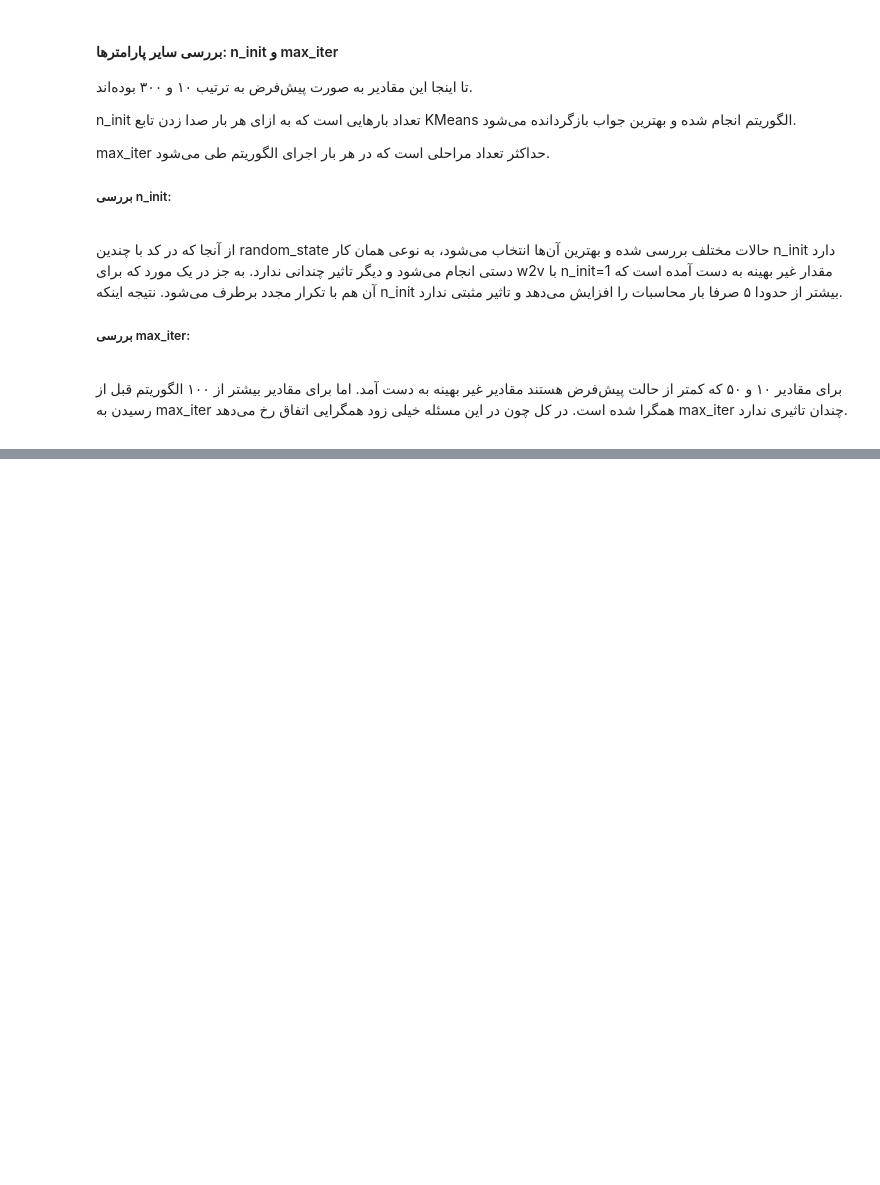
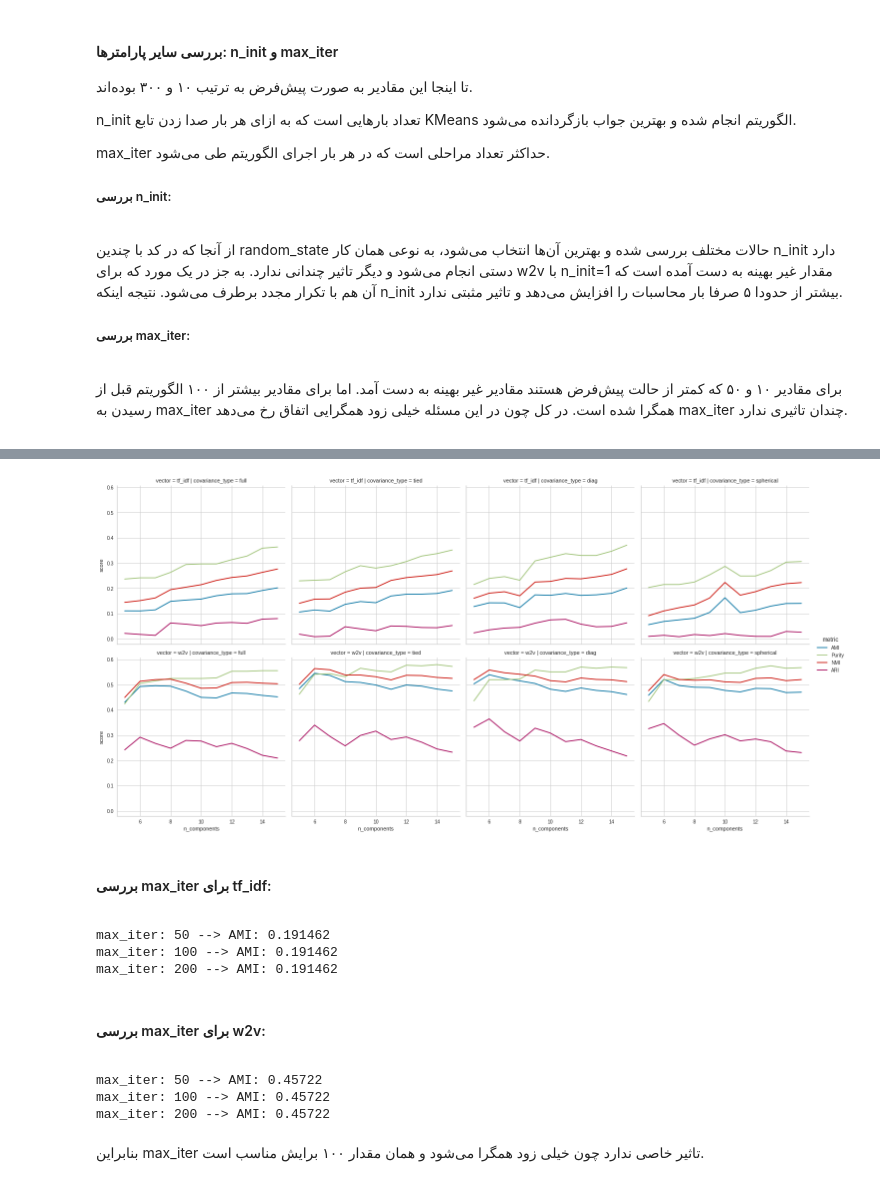
Before and after one commit to hamidreza004/MIR, a Jupyter notebook: reports/phase3/clustering.ipynb, the cells around one changed output, grey strips where cells are left out. Drawn from its saved outputs; the diff is of its cells as text; code cells hidden in the pictures; blank space fills up the shorter version.

```diff
--- a/reports/phase3/clustering.ipynb
+++ b/reports/phase3/clustering.ipynb
@@ -142,8 +147,8 @@ tf_idf = PCA(features_dim, random_state=random_state).fit_transform(tf_idf)
     مشابه این فرایند برای tf_idf نیز اعمال شد. فضا از ۵۰ به ۴۰۰ تغییر یافت و برای رسیدن به نتیجه مطلوب تعداد حالات بیشتری (با randomness بیشتر ) بررسی شد.
 </div>
 # %%
-enhansed_tfidf, enhansed_w2v, tags, links, df = JSON_to_clustering_arrays("./data/phase3/hamshahri.json", tf_idf_features=1000, w2v_min_count=2, w2v_epochs=32, w2v_vector_size=128)
+enhanced_tfidf, enhanced_w2v, tags, links, df = JSON_to_clustering_arrays("./data/phase3/hamshahri.json", tf_idf_features=1000, w2v_min_count=2, w2v_epochs=32, w2v_vector_size=128)
 # %%
 features_dim = 400
-enhansed_tfidf = PCA(features_dim, random_state=random_state).fit_transform(enhansed_tfidf)
+enhanced_tfidf = PCA(features_dim, random_state=random_state).fit_transform(enhanced_tfidf)
 # %%
@@ -252,4 +261,4 @@ enhansed_tfidf = PCA(features_dim, random_state=random_state).fit_transform(enha
 </div>
 # %%
-AMI_resutls = gmm.get_result_df(tf_idf, w2v, tags)
-AMI_resutls_higher_dim = gmm.get_result_df(enhansed_tfidf, enhansed_w2v, tags)
+AMI_results = gmm.get_result_df(tf_idf, w2v, tags)
+AMI_results_higher_dim = gmm.get_result_df(enhanced_tfidf, enhanced_w2v, tags)
@@ -263,0 +349,37 @@ AMI_resutls2_higher_dim.query('vector == "w2v"').sort_values(by=['AMI'], ascendi
+# %%
+AMI_res = pd.concat([AMI_results.query('vector == "tf_idf"'),AMI_results_higher_dim.query('vector == "w2v"')], axis=0, ignore_index=False)
+sns.relplot(data=AMI_res, x='n_components', y='score', row='vector', col='covariance_type', hue="metric", kind='line');
+# %% [output]
+[figure, added]
+# %% [markdown]
+<div dir="rtl">
+    <h4>
+        بررسی max_iter برای tf_idf:
+    </h4>
+</div>
+# %%
+max_iters = [50, 100, 200]
+for max_iter in max_iters:
+    print("max_iter: " + str(max_iter) + " --> AMI: " + str(gmm.get_AMI(tf_idf, tags, 14, 'full', max_iter)))
+# %% [output]
+max_iter: 50 --> AMI: 0.191462
+max_iter: 100 --> AMI: 0.191462
+max_iter: 200 --> AMI: 0.191462
+# %% [markdown]
+<div dir="rtl">
+    <h4>
+        بررسی max_iter برای w2v:
+    </h4>
+</div>
+# %%
+max_iters = [50, 100, 200]
+for max_iter in max_iters:
+    print("max_iter: " + str(max_iter) + " --> AMI: " + str(gmm.get_AMI(enhanced_w2v, tags, 14, 'full', max_iter)))
+# %% [output]
+max_iter: 50 --> AMI: 0.45722
+max_iter: 100 --> AMI: 0.45722
+max_iter: 200 --> AMI: 0.45722
+# %% [markdown]
+<div dir="rtl">
+        بنابراین max_iter تاثیر خاصی ندارد چون خیلی زود همگرا می‌شود و همان مقدار ۱۰۰ برایش مناسب است.
+</div>
```
Also changed, not shown: parts of 22 cells of this notebook, 4 other files.
